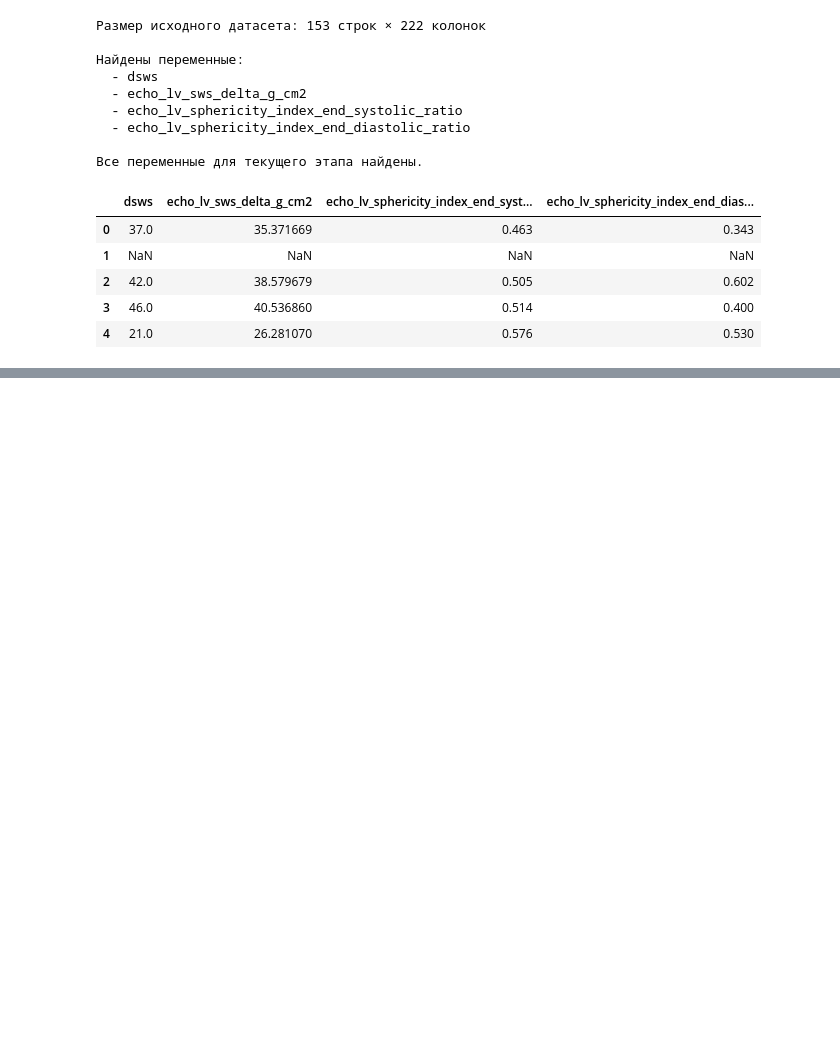
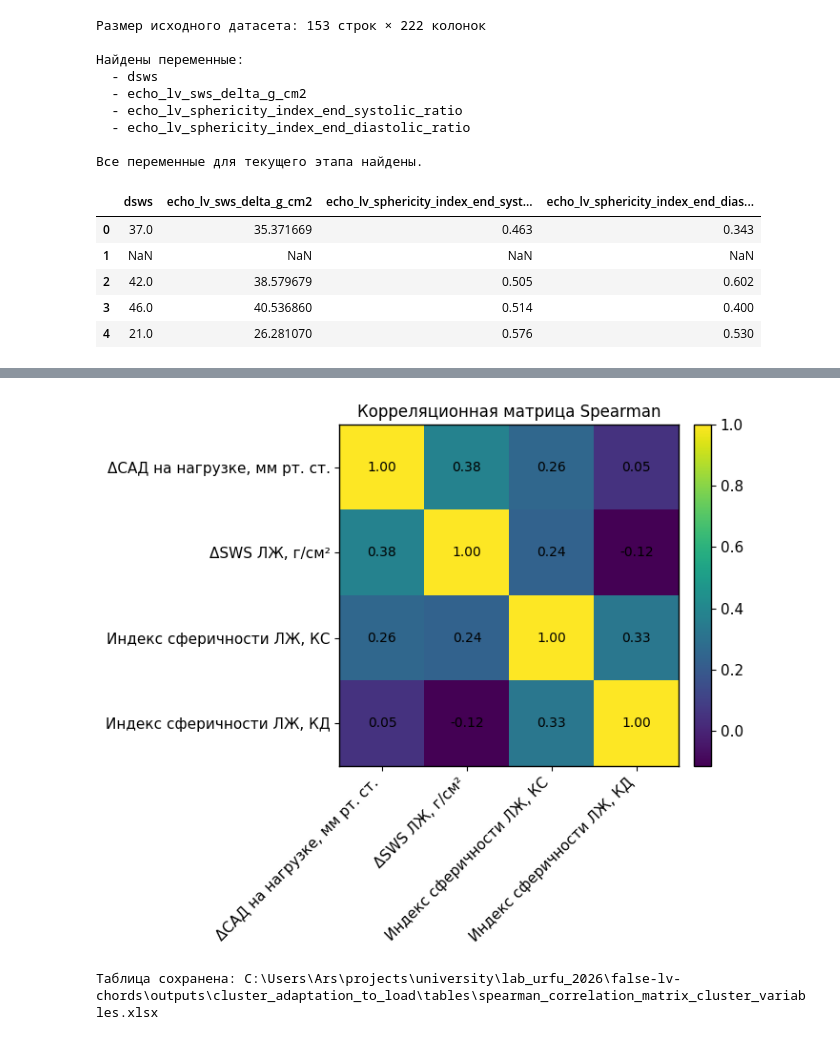
Before and after one commit to SenyaBro/false-lv-chords, a Jupyter notebook: notebooks/14_load_adaptation_phenotypes.ipynb, the cells around one changed output, grey strips where cells are left out. Drawn from its saved outputs; the diff is of its cells as text; code cells hidden in the pictures; blank space fills up the shorter version.

```diff
--- a/notebooks/14_load_adaptation_phenotypes.ipynb
+++ b/notebooks/14_load_adaptation_phenotypes.ipynb
@@ -235,0 +324,31 @@ print("Рисунок сохранён:", FIGURES_DIR / "01_distributions_cluste
+# %%
+# ============================================================
+# 6. Корреляционная матрица (Spearman)
+# ============================================================
+
+corr = cluster_df_complete.corr(method="spearman")
+
+display(corr)
+
+fig, ax = plt.subplots(figsize=(7, 6))
+
+im = ax.imshow(corr.values, interpolation="nearest", aspect="auto")
+ax.set_xticks(range(len(corr.columns)))
+ax.set_yticks(range(len(corr.index)))
+
+ax.set_xticklabels([pretty_names.get(c, c) for c in corr.columns], rotation=45, ha="right")
+ax.set_yticklabels([pretty_names.get(c, c) for c in corr.index])
+
+for i in range(corr.shape[0]):
+    for j in range(corr.shape[1]):
+        ax.text(j, i, f"{corr.iloc[i, j]:.2f}", ha="center", va="center", color="black", fontsize=10)
+
+ax.set_title("Корреляционная матрица Spearman")
+fig.colorbar(im, ax=ax, fraction=0.046, pad=0.04)
+plt.tight_layout()
+plt.savefig(FIGURES_DIR / "03_spearman_correlation_matrix.png", dpi=300, bbox_inches="tight")
+plt.show()
+
+corr.to_excel(TABLES_DIR / "spearman_correlation_matrix_cluster_variables.xlsx")
+print("Таблица сохранена:", TABLES_DIR / "spearman_correlation_matrix_cluster_variables.xlsx")
+# %% [output]
@@ -235,0 +360,2 @@ print("Рисунок сохранён:", FIGURES_DIR / "01_distributions_cluste
+[figure, added]
+Таблица сохранена: C:\Users\Ars\projects\university\lab_urfu_2026\false-lv-chords\outputs\cluster_adaptation_to_load\tables\spearman_correlation_matrix_cluster_variables.xlsx
```
Also changed, not shown: parts of 48 cells of this notebook, 49 other files.
